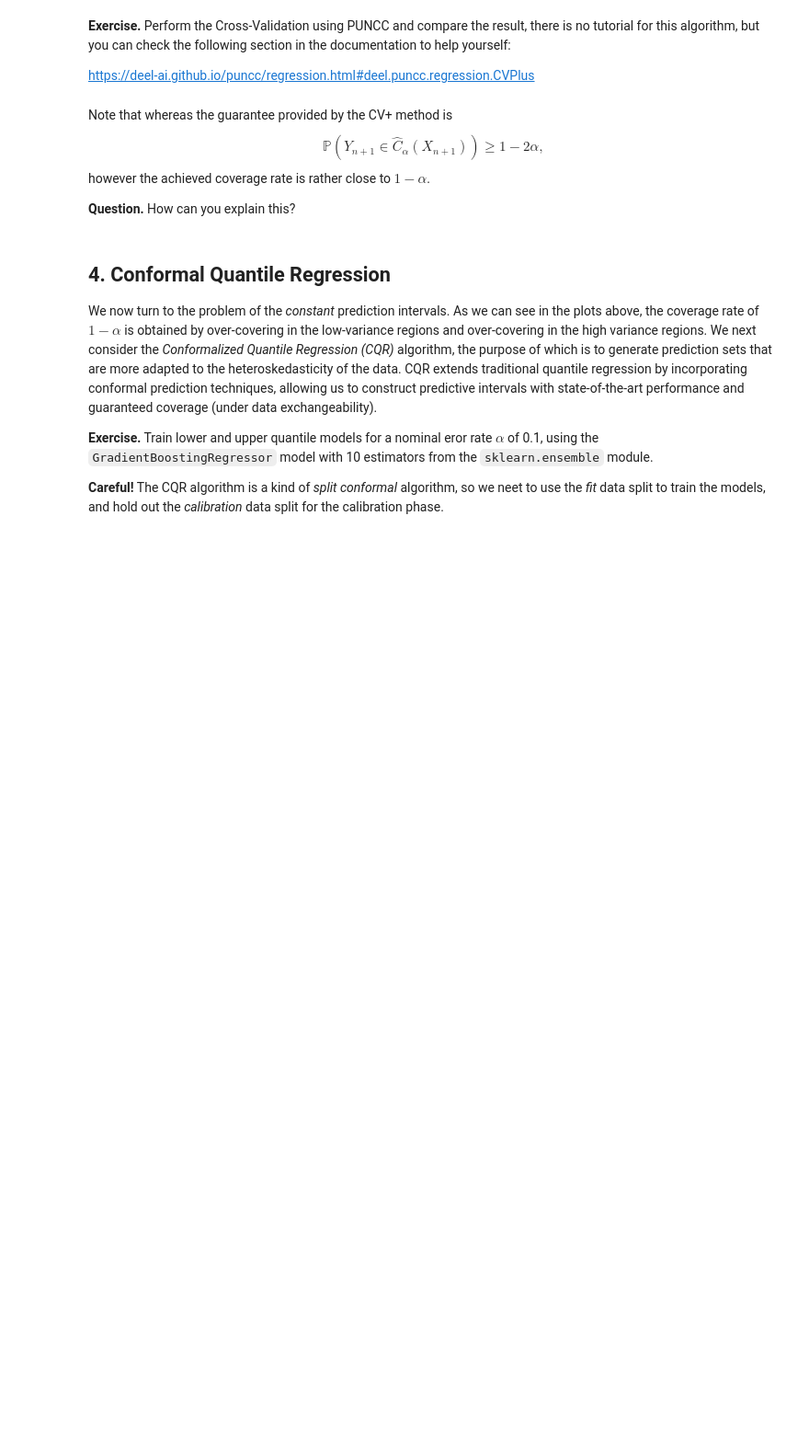
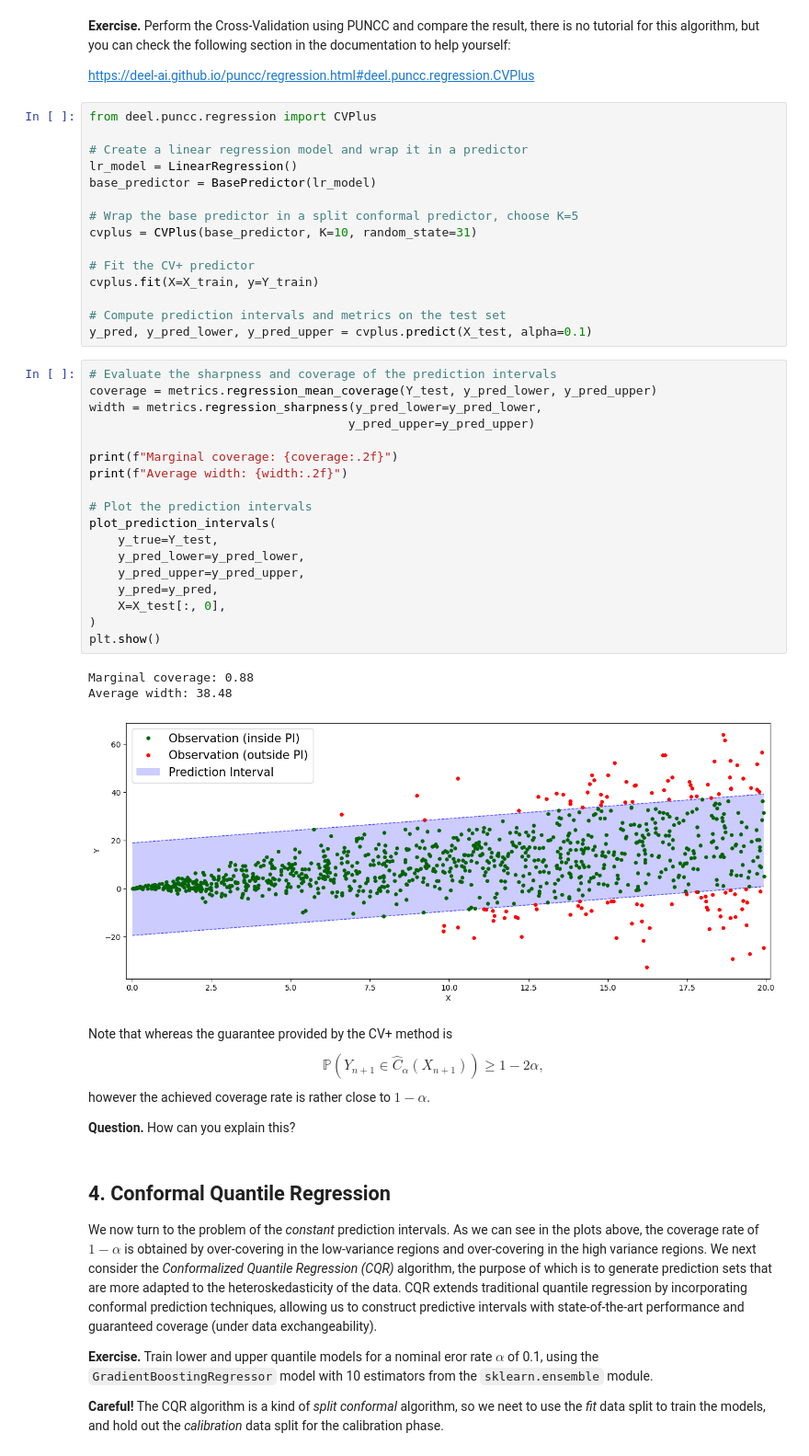
Before and after one commit to JuliaSfflt/AIF, a Jupyter notebook: conformal/conformal_unsolved.ipynb, the cells around one changed output. Shown at 92% size. Saved outputs shown, nothing was run; the diff lists cells and outputs as text; blank space fills up the shorter version.

```diff
--- a/conformal/conformal_unsolved.ipynb
+++ b/conformal/conformal_unsolved.ipynb
@@ -280,6 +410,43 @@ Store the models into a list of models called `models` and the scores in a numpy
 **Exercise.** Perform the Cross-Validation using PUNCC and compare the result, there is no tutorial for this algorithm, but you can check the following section in the documentation to help yourself:
 
 https://deel-ai.github.io/puncc/regression.html#deel.puncc.regression.CVPlus
+# %%
+from deel.puncc.regression import CVPlus
+
+# Create a linear regression model and wrap it in a predictor
+lr_model = LinearRegression()
+base_predictor = BasePredictor(lr_model)
+
+# Wrap the base predictor in a split conformal predictor, choose K=5
+cvplus = CVPlus(base_predictor, K=10, random_state=31)
+
+# Fit the CV+ predictor
+cvplus.fit(X=X_train, y=Y_train)
+
+# Compute prediction intervals and metrics on the test set
+y_pred, y_pred_lower, y_pred_upper = cvplus.predict(X_test, alpha=0.1)
+# %%
+# Evaluate the sharpness and coverage of the prediction intervals
+coverage = metrics.regression_mean_coverage(Y_test, y_pred_lower, y_pred_upper)
+width = metrics.regression_sharpness(y_pred_lower=y_pred_lower,
+                                    y_pred_upper=y_pred_upper)
+
+print(f"Marginal coverage: {coverage:.2f}")
+print(f"Average width: {width:.2f}")
+
+# Plot the prediction intervals
+plot_prediction_intervals(
+    y_true=Y_test,
+    y_pred_lower=y_pred_lower,
+    y_pred_upper=y_pred_upper,
+    y_pred=y_pred,
+    X=X_test[:, 0],
+)
+plt.show()
+# %% [output]
+Marginal coverage: 0.88
+Average width: 38.48
+[figure, added]
 # %% [markdown]
 Note that whereas the guarantee provided by the CV+ method is
 $$\mathbb{P}(Y_{n+1}\in \hat{C}_\alpha(X_{n+1})) \geq 1-2\alpha,$$
```
Also changed, not shown: parts of 26 cells of this notebook.
